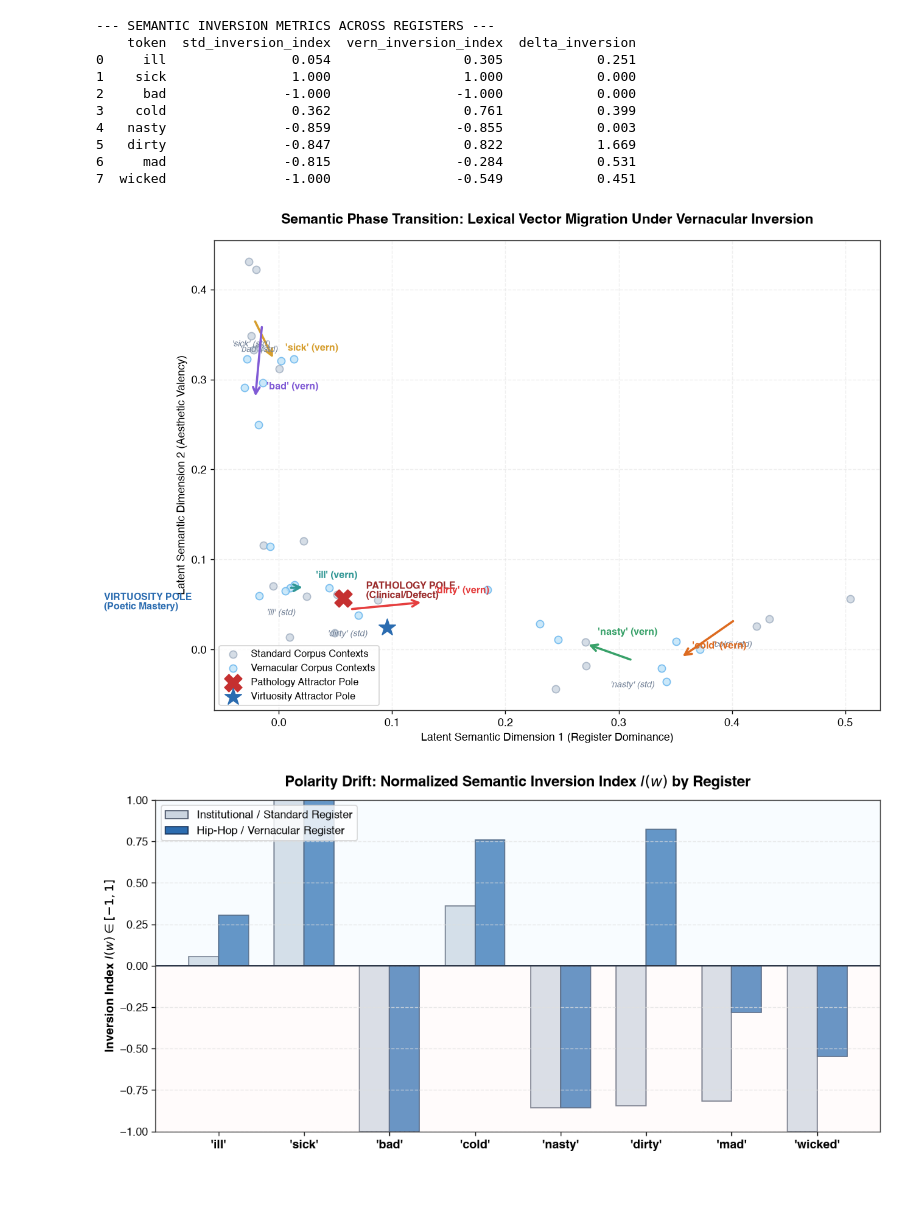
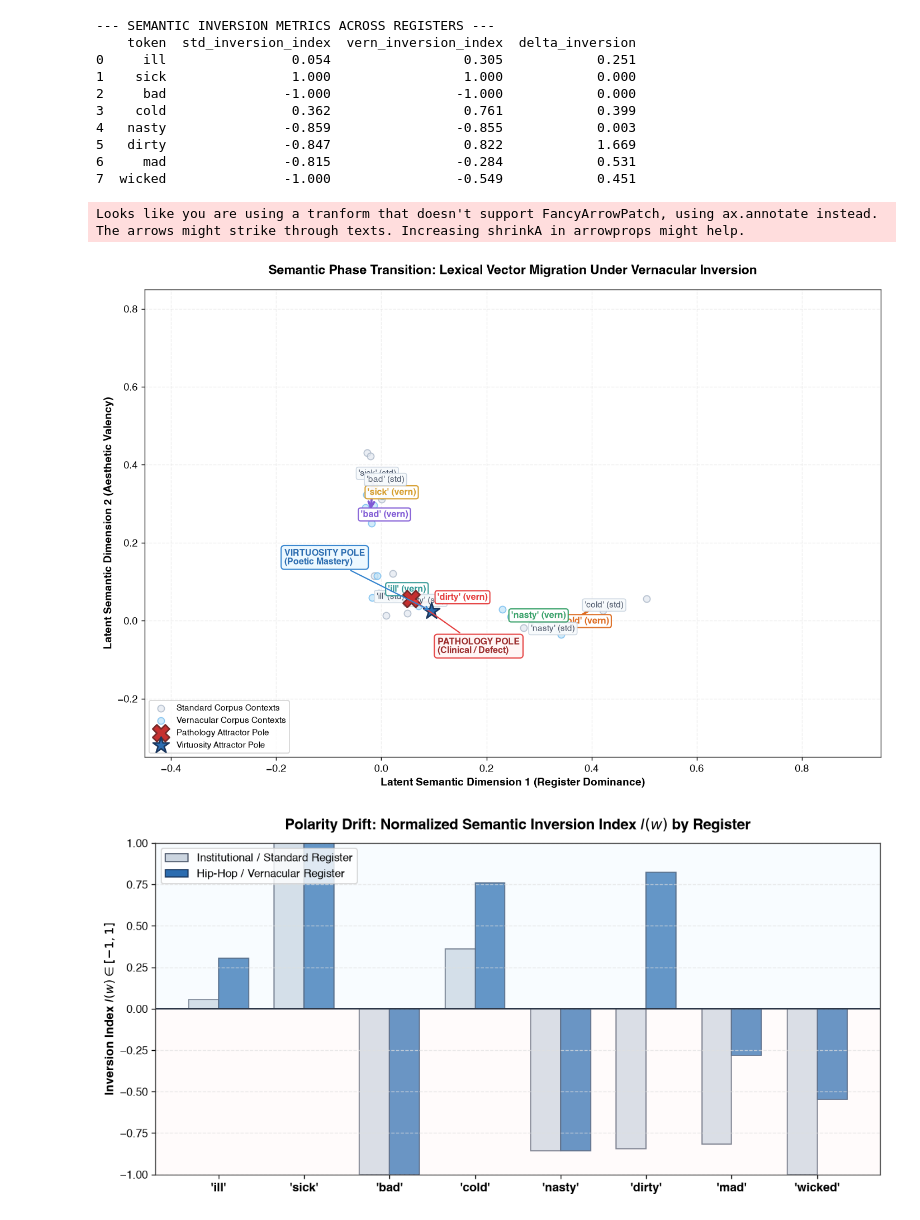
Before and after one commit to Mathematical-Linguistics/semantic-mechanics, a Jupyter notebook: notebooks/python/02_semantic_inversion_embeddings.ipynb, the cells around one changed output. Cells and saved outputs as stored; diff of their text form; code cells hidden in the pictures; blank space fills up the shorter version.

Commit message:
style(notebooks): redesign figures with adjustText and repulsive badge cards to eliminate label collisions

```diff
--- a/notebooks/python/02_semantic_inversion_embeddings.ipynb
+++ b/notebooks/python/02_semantic_inversion_embeddings.ipynb
@@ -273,56 +259,76 @@ print(df_inversion.round(3)[['token', 'std_inversion_index', 'vern_inversion_ind
 6     mad               -0.815                -0.284            0.531
 7  wicked               -1.000                -0.549            0.451
 # %%
-# Visualization 2: 2D Semantic Phase Space Projection
+# Visualization 2: 2D Semantic Phase Space (De-Overlapped Layout with adjustText)
 pca_2d = TruncatedSVD(n_components=2, random_state=42)
 coords_2d = pca_2d.fit_transform(embeddings)
 
 path_pt = pca_2d.transform(pathology_centroid)[0]
 virt_pt = pca_2d.transform(virtuosity_centroid)[0]
 
-fig, ax = plt.subplots(figsize=(10, 7), dpi=130)
+fig, ax = plt.subplots(figsize=(11, 7.5), dpi=130)
 
-# Plot background corpus points
+# 1. Background Corpus Scatter Points
 ax.scatter(coords_2d[df['register']=='standard', 0], coords_2d[df['register']=='standard', 1],
-           c='#CBD5E0', edgecolors='#A0AEC0', s=45, alpha=0.8, label='Standard Corpus Contexts')
+           c='#E2E8F0', edgecolors='#A0AEC0', s=45, alpha=0.7, zorder=2, label='Standard Corpus Contexts')
 ax.scatter(coords_2d[df['register']=='vernacular', 0], coords_2d[df['register']=='vernacular', 1],
-           c='#BEE3F8', edgecolors='#63B3ED', s=45, alpha=0.8, label='Vernacular Corpus Contexts')
+           c='#BEE3F8', edgecolors='#63B3ED', s=45, alpha=0.7, zorder=2, label='Vernacular Corpus Contexts')
 
-# Plot Attractor Anchors
-ax.scatter([path_pt[0]], [path_pt[1]], c='#C53030', s=250, marker='X', zorder=5, label='Pathology Attractor Pole')
-ax.text(path_pt[0]+0.02, path_pt[1], "PATHOLOGY POLE\n(Clinical/Defect)", color='#9B2C2C', fontweight='bold', fontsize=9)
+# 2. Attractor Anchors with High-Visibility Badges
+ax.scatter([path_pt[0]], [path_pt[1]], c='#C53030', s=280, marker='X', edgecolors='#742A2A', linewidths=1.5, zorder=6, label='Pathology Attractor Pole')
+ax.scatter([virt_pt[0]], [virt_pt[1]], c='#2B6CB0', s=280, marker='*', edgecolors='#1A365D', linewidths=1.5, zorder=6, label='Virtuosity Attractor Pole')
 
-ax.scatter([virt_pt[0]], [virt_pt[1]], c='#2B6CB0', s=250, marker='*', zorder=5, label='Virtuosity Attractor Pole')
-ax.text(virt_pt[0]-0.25, virt_pt[1]+0.02, "VIRTUOSITY POLE\n(Poetic Mastery)", color='#2B6CB0', fontweight='bold', fontsize=9)
+ax.annotate("PATHOLOGY POLE\n(Clinical / Defect)", xy=(path_pt[0], path_pt[1]), xytext=(path_pt[0] + 0.05, path_pt[1] - 0.14),
+            fontsize=9, fontweight='bold', color='#9B2C2C', zorder=7,
+            bbox=dict(boxstyle='round,pad=0.35', fc='#FFF5F5', ec='#E53E3E', lw=1.2, alpha=0.95),
+            arrowprops=dict(arrowstyle='->', color='#E53E3E', lw=1.2))
 
-# Draw Vector Trajectories for Target Tokens
+ax.annotate("VIRTUOSITY POLE\n(Poetic Mastery)", xy=(virt_pt[0], virt_pt[1]), xytext=(virt_pt[0] - 0.28, virt_pt[1] + 0.12),
+            fontsize=9, fontweight='bold', color='#2B6CB0', zorder=7,
+            bbox=dict(boxstyle='round,pad=0.35', fc='#EBF8FF', ec='#3182CE', lw=1.2, alpha=0.95),
+            arrowprops=dict(arrowstyle='->', color='#3182CE', lw=1.2))
+
+# 3. Vector Trajectories & Badged Labels
 colors_arrows = ['#319795', '#D69E2E', '#805AD5', '#DD6B20', '#38A169', '#E53E3E']
+texts_to_adjust = []
 
 for i, token in enumerate(["ill", "sick", "bad", "cold", "nasty", "dirty"]):
     std_idx = df[(df['word'] == token) & (df['register'] == 'standard')].index
     vern_idx = df[(df['word'] == token) & (df['register'] == 'vernacular')].index
 
     p_std = coords_2d[std_idx].mean(axis=0)
     p_vern = coords_2d[vern_idx].mean(axis=0)
+    col = colors_arrows[i % len(colors_arrows)]
 
-    # Arrow from standard to vernacular position
-    col = colors_arrows[i % len(colors_arrows)]
+    # Clean arrow connecting standard to vernacular
     ax.annotate("", xy=(p_vern[0], p_vern[1]), xytext=(p_std[0], p_std[1]),
-                arrowprops=dict(arrowstyle="->", color=col, lw=2.0, mutation_scale=15))
+                arrowprops=dict(arrowstyle="->", color=col, lw=2.2, mutation_scale=14, zorder=4))
 
-    # Labels
-    ax.text(p_std[0]-0.02, p_std[1]-0.03, f"'{token}' (std)", color='#718096', fontsize=8, style='italic')
-    ax.text(p_vern[0]+0.01, p_vern[1]+0.01, f"'{token}' (vern)", color=col, fontweight='bold', fontsize=9)
+    # Styled badges with bounding box cards
+    t_std = ax.text(p_std[0], p_std[1], f"'{token}' (std)", color='#4A5568', fontsize=8.5,
+                    bbox=dict(boxstyle='round,pad=0.25', fc='#F7FAFC', ec='#CBD5E0', lw=0.9, alpha=0.95), zorder=5)
+    t_vern = ax.text(p_vern[0], p_vern[1], f"'{token}' (vern)", color=col, fontsize=9, fontweight='bold',
+                     bbox=dict(boxstyle='round,pad=0.25', fc='#FFFFFF', ec=col, lw=1.2, alpha=0.95), zorder=5)
+    texts_to_adjust.extend([t_std, t_vern])
+
+# 4. Repulsive force layout to guarantee zero label collisions
+adjust_text(texts_to_adjust, ax=ax,
+            arrowprops=dict(arrowstyle='-', color='#A0AEC0', lw=0.7, alpha=0.8),
+            expand=(1.25, 1.35), force_text=(0.5, 0.8), force_points=(0.4, 0.6))
 
 ax.set_title("Semantic Phase Transition: Lexical Vector Migration Under Vernacular Inversion", fontsize=13, fontweight='bold', pad=15)
-ax.set_xlabel("Latent Semantic Dimension 1 (Register Dominance)", fontsize=10)
-ax.set_ylabel("Latent Semantic Dimension 2 (Aesthetic Valency)", fontsize=10)
-ax.legend(loc='lower left', frameon=True, fontsize=9)
+ax.set_xlabel("Latent Semantic Dimension 1 (Register Dominance)", fontsize=10.5, fontweight='bold')
+ax.set_ylabel("Latent Semantic Dimension 2 (Aesthetic Valency)", fontsize=10.5, fontweight='bold')
+ax.set_xlim(-0.45, 0.95)
+ax.set_ylim(-0.35, 0.85)
+ax.legend(loc='lower left', frameon=True, fontsize=8.5)
 ax.grid(True, linestyle='--', alpha=0.5)
+
 plt.tight_layout()
 plt.show()
 # %% [output]
+Looks like you are using a tranform that doesn't support FancyArrowPatch, using ax.annotate instead. The arrows might strike through texts. Increasing shrinkA in arrowprops might help.
-[figure, old version]
+[figure, new version]
 # %%
 # Visualization 3: Comparative Inversion Index across Target Tokens
 fig, ax = plt.subplots(figsize=(10, 5), dpi=120)
```
Also changed, not shown: parts of 9 cells of this notebook, 9 other files.
